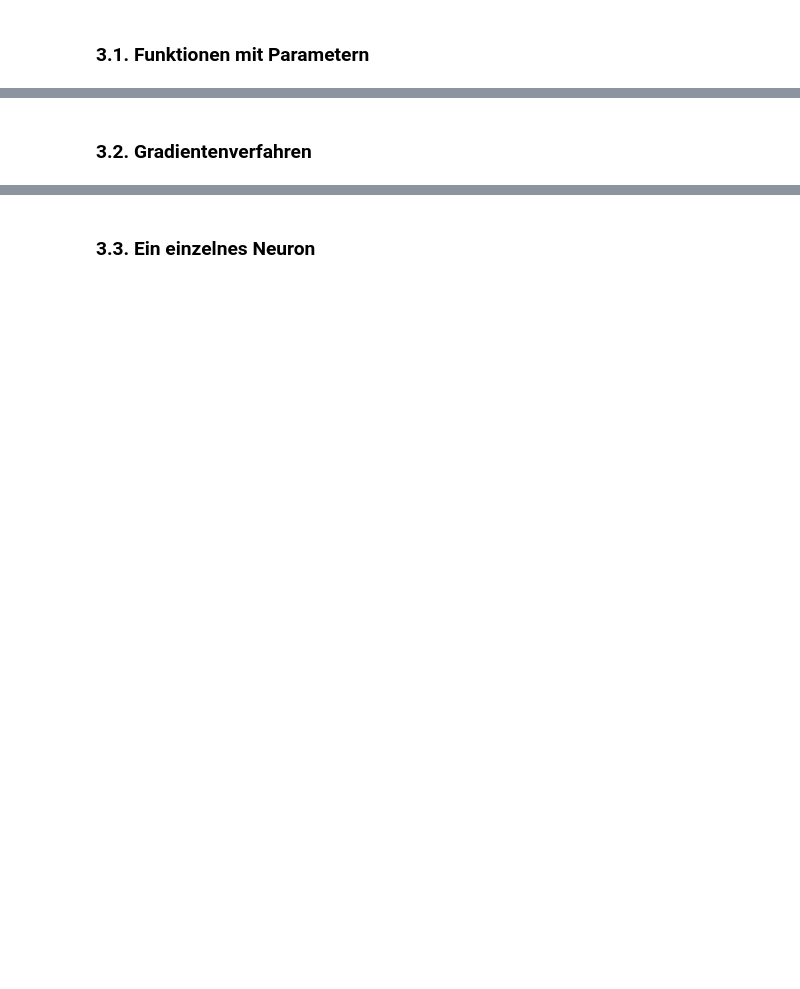
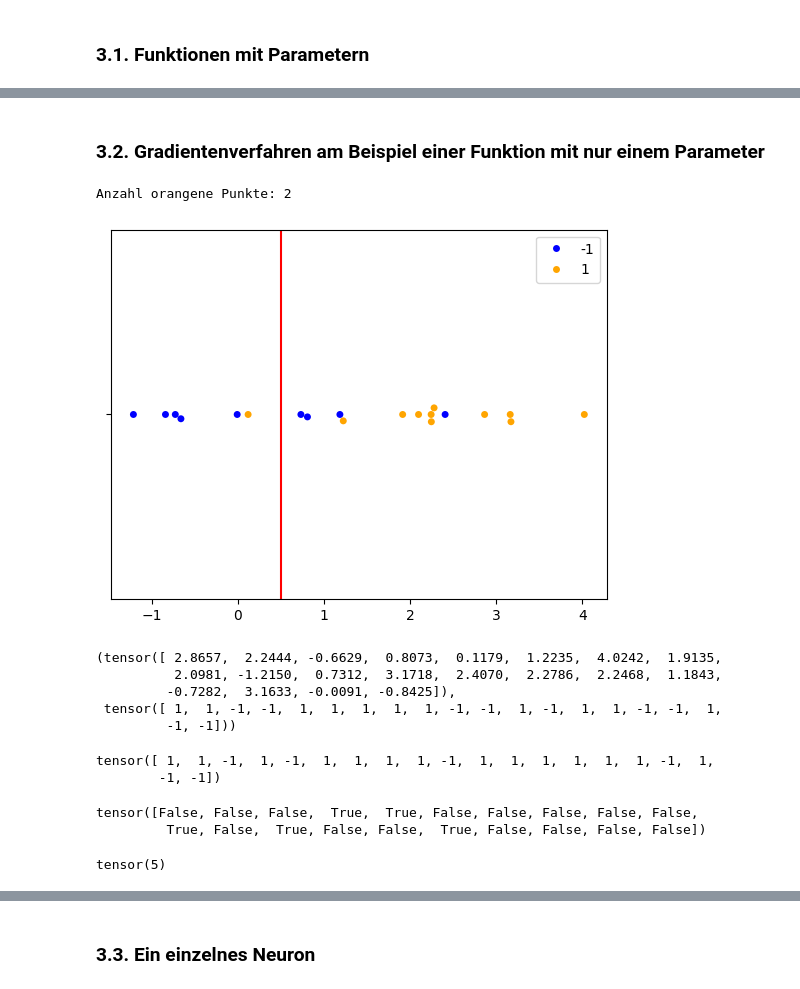
Before and after one commit to sadilek/ki-vortrag, a Jupyter notebook: vortrag.ipynb, the cells around one changed output, grey strips where cells are left out. Cells and saved outputs as stored; diff of their text form; code cells hidden in the pictures; blank space fills up the shorter version.

```diff
--- a/vortrag.ipynb
+++ b/vortrag.ipynb
@@ -176,23 +274,47 @@ lib.plot_f(f2)
 # %% [markdown]
-### 3.2. Gradientenverfahren
+### 3.2. Gradientenverfahren am Beispiel einer Funktion mit nur einem Parameter
 # %%
 import matplotlib.pyplot as plt
 import seaborn as sns
 
 torch.manual_seed(1)
 n = 20
 y = torch.randint(0, 2, (n,))
+y[y == 0] = -1
 X = torch.randn(n)
 X[y == 1] += 2
-graph = sns.swarmplot(x=X[:].numpy(), hue=y.numpy())
+graph = sns.swarmplot(x=X[:].numpy(), hue=y.numpy(), palette={-1: "blue", 1: "orange"})
 graph.axvline(x=0.5, color="red")
 print("Anzahl orangene Punkte: %d" % y.sum())
+# %% [output]
+Anzahl orangene Punkte: 2
+[figure, added]
+# %%
+X, y
+# %% [output]
+(tensor([ 2.8657,  2.2444, -0.6629,  0.8073,  0.1179,  1.2235,  4.0242,  1.9135,
+          2.0981, -1.2150,  0.7312,  3.1718,  2.4070,  2.2786,  2.2468,  1.1843,
+         -0.7282,  3.1633, -0.0091, -0.8425]),
+ tensor([ 1,  1, -1, -1,  1,  1,  1,  1,  1, -1, -1,  1, -1,  1,  1, -1, -1,  1,
+         -1, -1]))
 # %%
 def classify(X, threshold):
-    return (X > threshold).int()
+    return (X > threshold) * 2 - 1
 
 
 classify(X, 0.5)
+# %% [output]
+tensor([ 1,  1, -1,  1, -1,  1,  1,  1,  1, -1,  1,  1,  1,  1,  1,  1, -1,  1,
+        -1, -1])
+# %%
+classify(X, 0.5) != y
+# %% [output]
+tensor([False, False, False,  True,  True, False, False, False, False, False,
+         True, False,  True, False, False,  True, False, False, False, False])
+# %%
+(classify(X, 0.5) != y).sum()
+# %% [output]
+tensor(5)
 # %%
 thresholds = torch.linspace(-2, 4, 1000)
 errors = [(classify(X, threshold) != y).sum().item() for threshold in thresholds]
```
Also changed, not shown: parts of 76 cells of this notebook, 3 other files.
